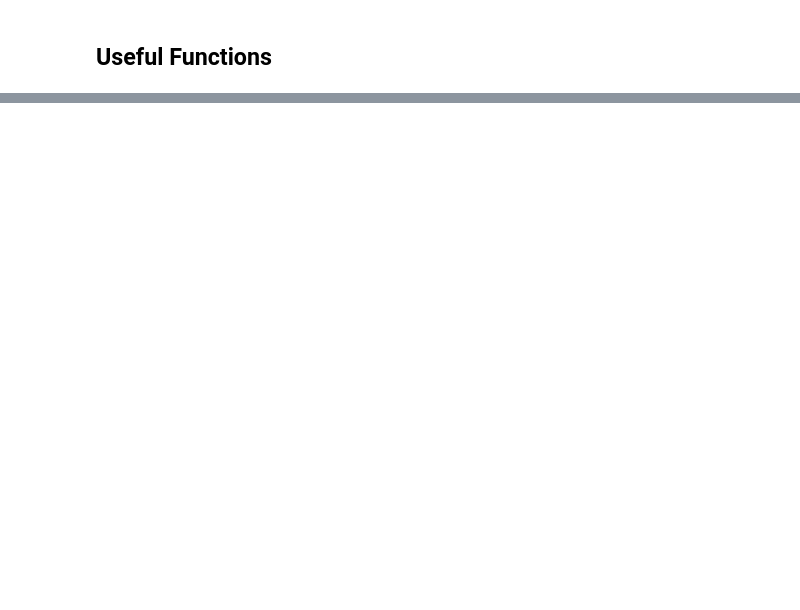
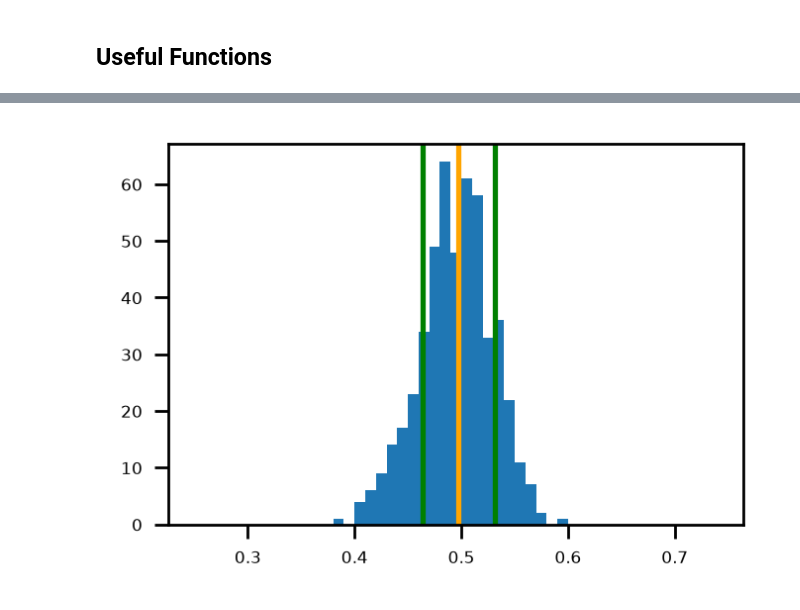
Before and after one commit to EvansOMalley/Plottionary, a Jupyter notebook: Plottionary.ipynb, the cells around one changed output, grey strips where cells are left out. Cells and saved outputs as stored; diff of their text form; code cells hidden in the pictures; blank space fills up the shorter version.

```diff
--- a/Plottionary.ipynb
+++ b/Plottionary.ipynb
@@ -37,0 +80,4 @@ Image
+# %%
+plot3()
+# %% [output]
+[figure, added]
```
Also changed, not shown: parts of 28 cells of this notebook, 12 other files.
